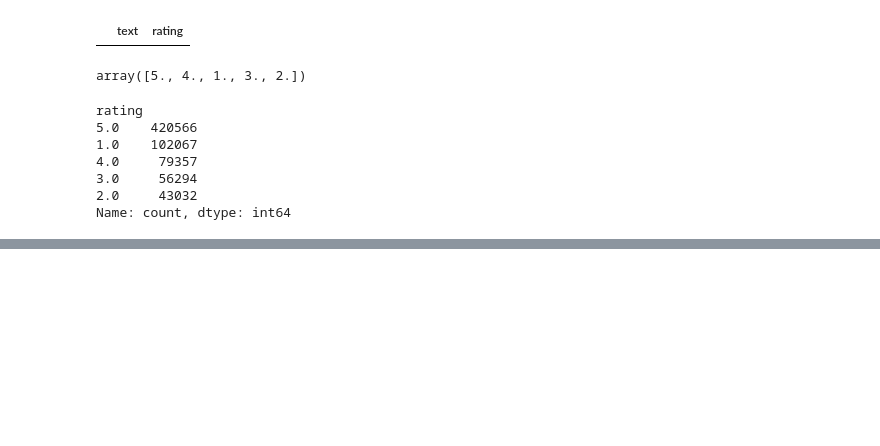
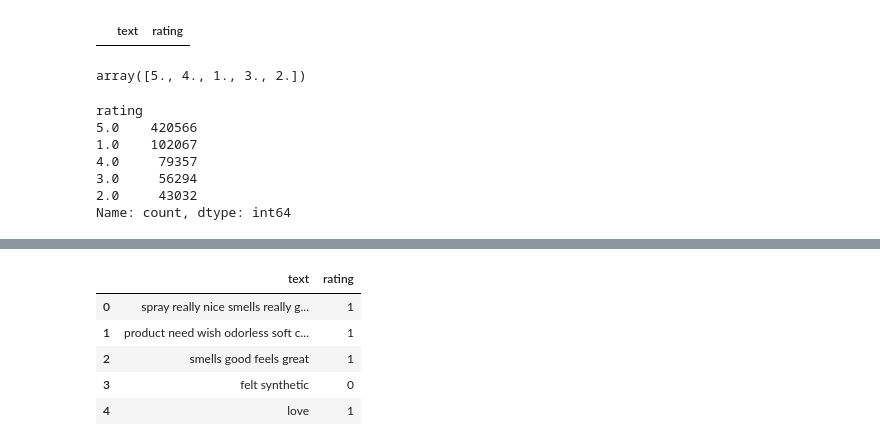
Before and after one commit to diegoagd10/machine-learning-knoweldge-base, a Jupyter notebook: practice/nlp/2 - vectorization/sentiment_analysis.ipynb, the cells around one changed output, grey strips where cells are left out. Saved outputs shown, nothing was run; the diff lists cells and outputs as text; code cells hidden in the pictures; blank space fills up the shorter version.

```diff
--- a/practice/nlp/2 - vectorization/sentiment_analysis.ipynb
+++ b/practice/nlp/2 - vectorization/sentiment_analysis.ipynb
@@ -85,0 +141,31 @@ Imbalance dataset :(
+# %%
+stopwords_set = set(stopwords.words('english'))
+# %%
+### 2. Cleaning the text
+
+#### Removing urls
+data['text'] = data['text'].apply(lambda text: re.sub(r'(http|https)://[\w_-]+\.[\w_-]+\.[\w_-]+[\w\-\/]+', '', text))
+
+#### Removing html tags
+data['text'] = data['text'].apply(lambda text: BeautifulSoup(text, 'lxml').get_text())
+
+#### Removing special characters
+data['text'] = data['text'].apply(lambda text : re.sub('[^a-zA-z0-9\s]+', '', text))
+
+#### Triming the text
+data['text'] = data['text'].apply(lambda text: text.strip())
+
+#### Removing stopwords
+data['text'] = data['text'].apply(lambda text: " ".join([word for word in text.split() if word not in stopwords_set]))
+
+### Removing any additional spaces
+data['text'] = data['text'].apply(lambda text: " ".join(text.split()))
+
+data.head()
+# %% [output]
+|  | text | rating |
+| 0 | spray really nice smells really g... | 1 |
+| 1 | product need wish odorless soft c... | 1 |
+| 2 | smells good feels great | 1 |
+| 3 | felt synthetic | 0 |
+| 4 | love | 1 |
```
Also changed, not shown: parts of 23 cells of this notebook.
